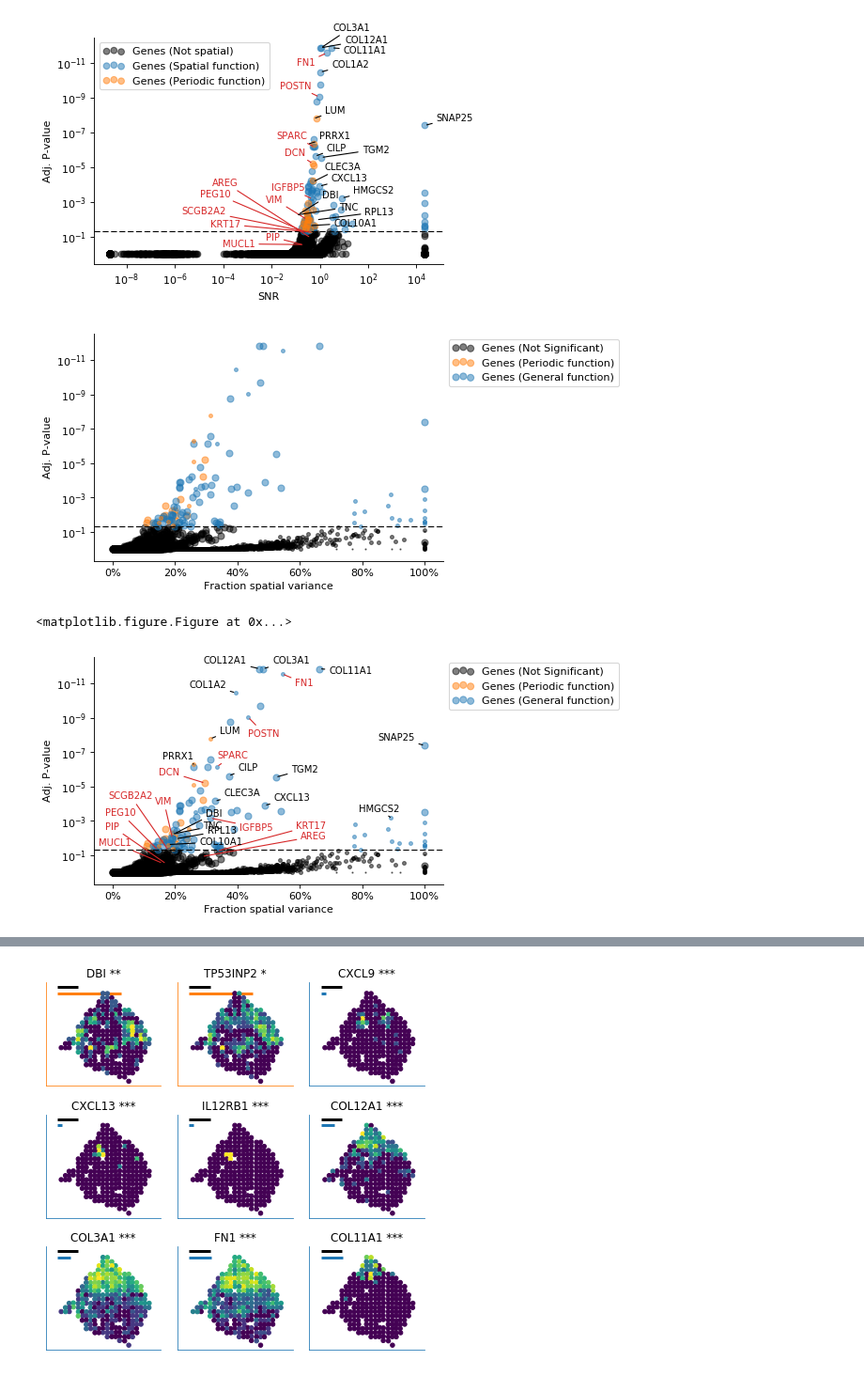
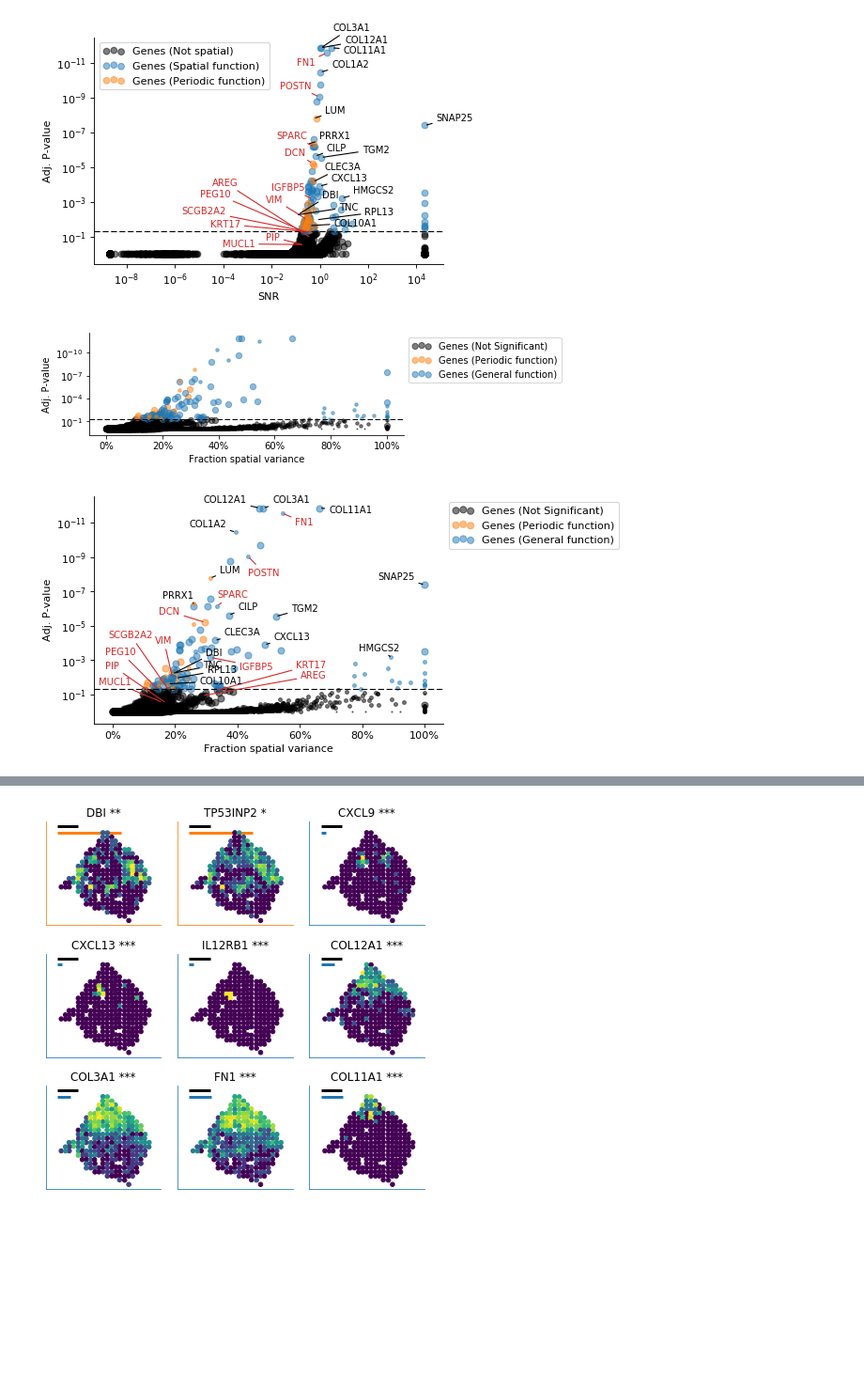
Before and after one commit to Teichlab/SpatialDE, a Jupyter notebook: Analysis/BreastCancer/Breast Cancer Tissue Analysis.ipynb, the cells around one changed output, grey strips where cells are left out. Shown at 94% size. Drawn from its saved outputs; the diff is of its cells as text; code cells hidden in the pictures; blank space fills up the shorter version.

```diff
--- a/Analysis/BreastCancer/Breast Cancer Tissue Analysis.ipynb
+++ b/Analysis/BreastCancer/Breast Cancer Tissue Analysis.ipynb
@@ -305,13 +326,13 @@ plt.savefig('sigma_pval_BC.pdf', bbox_inches='tight');
 # %% [output]
 [figure]
 # %%
-plot_FSV_sig(results, ms_results)
+SpatialDE.plot.FSV_sig(results, ms_results)
 # %% [output]
-[figure, old version]
+[figure, new version]
 # %%
 plt.figure(figsize=(6, 4), dpi=80)
 
-plot_FSV_sig(results, ms_results)
+SpatialDE.plot.FSV_sig(results, ms_results)
 
 
 # Annotate Stahl genes
@@ -376,7 +397,6 @@ for i, r in tmp.iterrows():
 
 plt.savefig('fsv_pval_BC.pdf', bbox_inches='tight');
 # %% [output]
-<matplotlib.figure.Figure at 0x...>
 [figure]
 # %%
 ms_results.model.value_counts()
```
Also changed, not shown: parts of 3 cells of this notebook, 6 other files.
